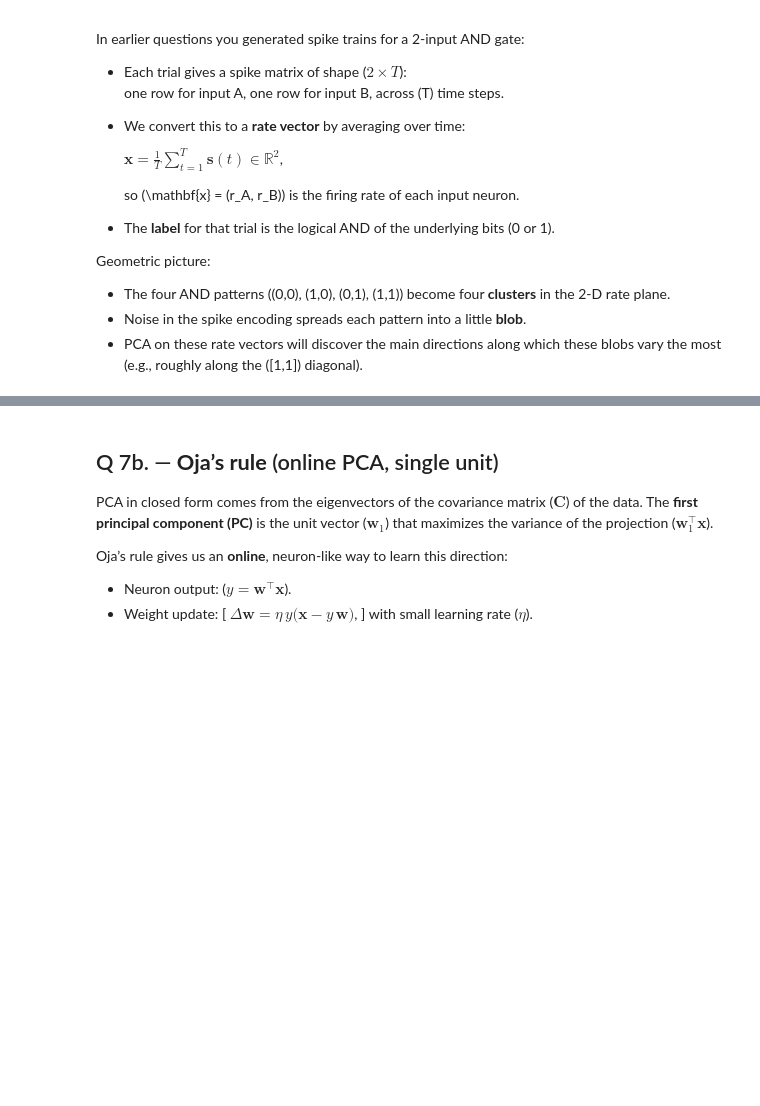
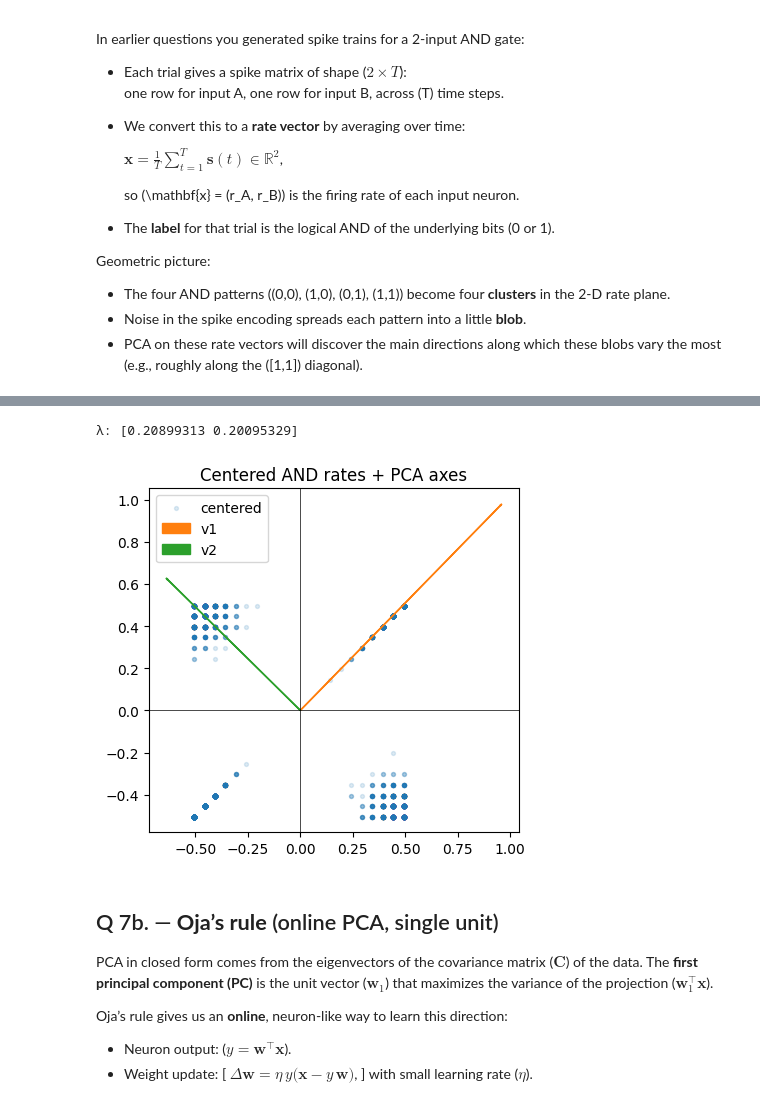
Before and after one commit to shaneH9/brain, a Jupyter notebook: Assignment3/Assignment3_Questions.ipynb, the cells around one changed output, grey strips where cells are left out. Cells and saved outputs as stored; diff of their text form; code cells hidden in the pictures; blank space fills up the shorter version.

```diff
--- a/Assignment3/Assignment3_Questions.ipynb
+++ b/Assignment3/Assignment3_Questions.ipynb
@@ -757,30 +1033,34 @@ print("X shape:", X.shape, "  mean:", mu)
 # %%
 # Compute empirical covariance matrix of the centered data.
 # Note: using N (Xc.shape[0]) in the denominator gives the population covariance estimate.
 
 # eigvals/eigvecs from np.linalg.eigh are returned in ascending order for symmetric matrices.
 # ascending order
+N = Xc.shape[0]
+covX = (Xc.T @ Xc) / N
+lam, v = np.linalg.eigh(covX)
+# Reverse to get descending order: lam[0] is the largest eigenvalue.
+lam = lam[::-1]
+v = v[:, ::-1]
 
-# Reverse to get descending order: lam[0] is the largest eigenvalue.
-
-# Reorder eigenvectors so columns correspond to eigenvectors for lam[0], lam[1], ...
-# columns v1, v2
-
-# Extract the first and second principal component unit vectors.
-
+v1 = v[:, 0]
+v2 = v[:, 1]
 # Comments for students:
 # - lam contains the variances along each principal direction (eigenvalues).
 # - v1 is the direction of maximum variance (first principal component).
 # - Scaling arrows by sqrt(lam) gives a visual sense of standard deviation along each PC.
 print("λ:", lam)
 
 plt.figure(figsize=(4.5,4.2))
 plt.scatter(Xc[:,0], Xc[:,1], s=8, alpha=0.15, label='centered')
 scale = 3*np.sqrt(lam[0])
 plt.arrow(0,0, *(scale*v1), color='C1', width=0.002, length_includes_head=True, label='v1')
 plt.arrow(0,0, *(2*np.sqrt(lam[1])*v2), color='C2', width=0.002, length_includes_head=True, label='v2')
 plt.axhline(0, color='k', lw=0.5); plt.axvline(0, color='k', lw=0.5)
 plt.legend(); plt.title('Centered AND rates + PCA axes'); plt.tight_layout(); plt.show()
+# %% [output]
+λ: [0.20899313 0.20095329]
+[figure, added]
 # %% [markdown]
 ## Q 7b. — **Oja’s rule** (online PCA, single unit)
 
```
Also changed, not shown: parts of 40 cells of this notebook.
